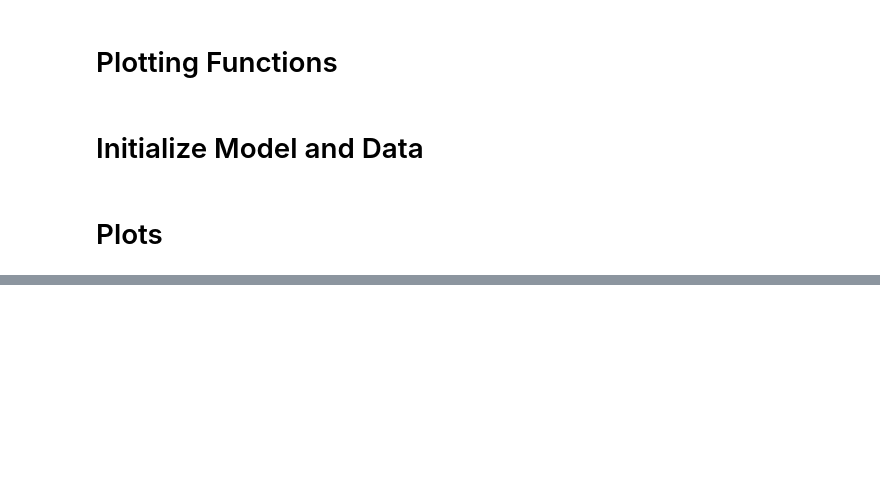
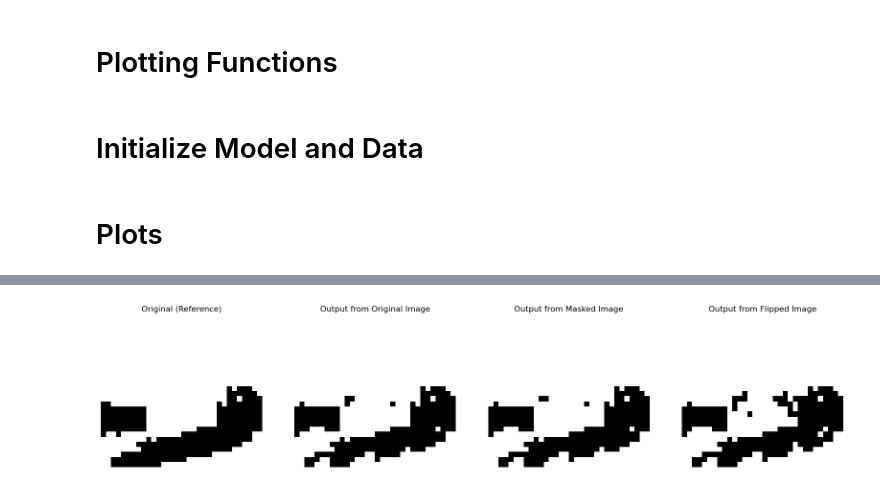
Before and after one commit to chenpy2000/Hopfield, a Jupyter notebook: visualize_spiking.ipynb, the cells around one changed output, grey strips where cells are left out. Saved outputs shown, nothing was run; the diff lists cells and outputs as text; code cells hidden in the pictures; blank space fills up the shorter version.

```diff
--- a/visualize_spiking.ipynb
+++ b/visualize_spiking.ipynb
@@ -127,0 +130,5 @@ plot_output_patterns(spyking_patterns[0], original_rates, masked_rates, flipped_
+# %%
+# Binarized output pattern comparison
+plot_output_patterns(spyking_patterns[0], original_rates, masked_rates, flipped_rates, binarize=True)
+# %% [output]
+[figure, added]
```
Also changed, not shown: parts of 6 cells of this notebook, 1 other file.
